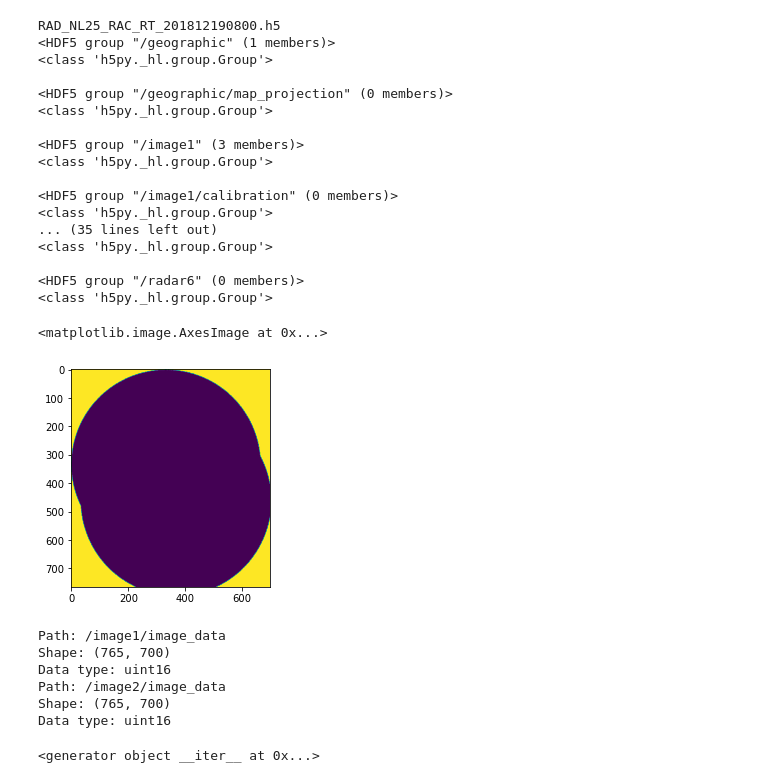
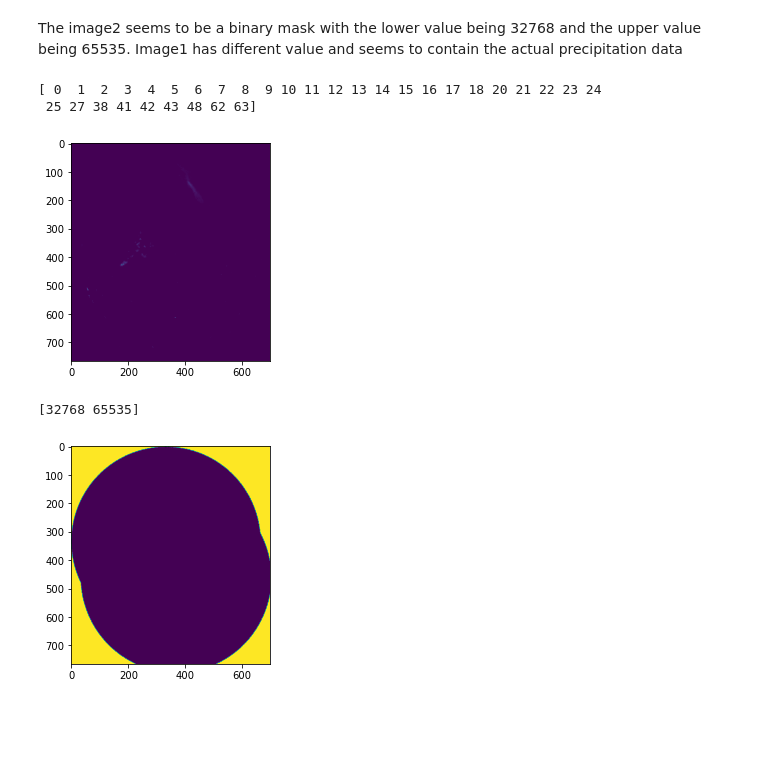
Before and after one commit to KoertS/precipitation-nowcasting-using-GANs, a Jupyter notebook: working_with_radar_data/data_exploration.ipynb, the cells around one changed output. Cells and saved outputs as stored; diff of their text form; code cells hidden in the pictures; blank space fills up the shorter version.

Commit message:
Visualized precipitation of 1 day

```diff
--- a/working_with_radar_data/data_exploration.ipynb
+++ b/working_with_radar_data/data_exploration.ipynb
@@ -9,44 +13,26 @@ import matplotlib.pyplot as plt
 # Open radar files in folder radarscans 2018-12-19 08:00 till 2018-12-20 07:55
 radar_dir = './RAD25_OPER_R___TARRRT__L2__20181219080000_20181220075500_0001/'
 onlyfiles = [f for f in listdir(radar_dir) if isfile(join(radar_dir, f))]
-# %%
-def print_it(name):
-    dset = f[name]
-    print(dset)
-    print(type(dset))
-    print()
-
-# show structure of radar file of 1 timestamp (2018-12-19 08:00)
-print(onlyfiles[0])
-with h5py.File(radar_dir+onlyfiles[0], 'r')  as f:
-    f.visit(print_it)
-# %% [output]
-RAD_NL25_RAC_RT_201812190800.h5
-<HDF5 group "/geographic" (1 members)>
-<class 'h5py._hl.group.Group'>
-
-<HDF5 group "/geographic/map_projection" (0 members)>
-<class 'h5py._hl.group.Group'>
-
-<HDF5 group "/image1" (3 members)>
-<class 'h5py._hl.group.Group'>
-
-<HDF5 group "/image1/calibration" (0 members)>
-<class 'h5py._hl.group.Group'>
-... (35 lines left out)
-<class 'h5py._hl.group.Group'>
-
-<HDF5 group "/radar6" (0 members)>
-<class 'h5py._hl.group.Group'>
+# %% [markdown]
+The image2 seems to be a binary mask with the lower value being 32768 and the upper value being 65535. Image1 has different value and seems to contain the actual precipitation data
 # %%
 # Plot the image files:
 h5f = h5py.File(radar_dir+onlyfiles[0], 'r')
 
-img = np.array(h5f['image1']['image_data'])
-plt.imshow(img)
+radar_img = np.array(h5f['image1']['image_data'])
+# change masked values to 0
+radar_img[radar_img == 65535] = 0
+plt.imshow(radar_img)
+print(np.unique(radar_img.flatten()))
+plt.show()
 
-img = np.array(h5f['image2']['image_data'])
-plt.imshow(img)
+img_mask = np.array(h5f['image2']['image_data'])
+print(np.unique(img_mask.flatten()))
+plt.imshow(img_mask) # interpolation='none'
+plt.show()
 # %% [output]
-<matplotlib.image.AxesImage at 0x...>
+[ 0  1  2  3  4  5  6  7  8  9 10 11 12 13 14 15 16 17 18 20 21 22 23 24
+ 25 27 38 41 42 43 48 62 63]
-[figure, old version]
+[figure, new version]
+[32768 65535]
+[figure, added]
@@ -68,18 +38,0 @@ def traverse_datasets(hdf_file):
-# %%
-# Recursively go through hdf5 file and search for datasets
-with h5py.File(radar_dir+onlyfiles[0], 'r') as f:
-    for dset in traverse_datasets(f):
-        print('Path:', dset)
-        print('Shape:', f[dset].shape)
-        print('Data type:', f[dset].dtype)
-# %% [output]
-Path: /image1/image_data
-Shape: (765, 700)
-Data type: uint16
-Path: /image2/image_data
-Shape: (765, 700)
-Data type: uint16
-# %%
-for h5f['/geographic'].__iter__()
-# %% [output]
-<generator object __iter__ at 0x...>
```
Also changed, not shown: parts of 12 cells of this notebook.
